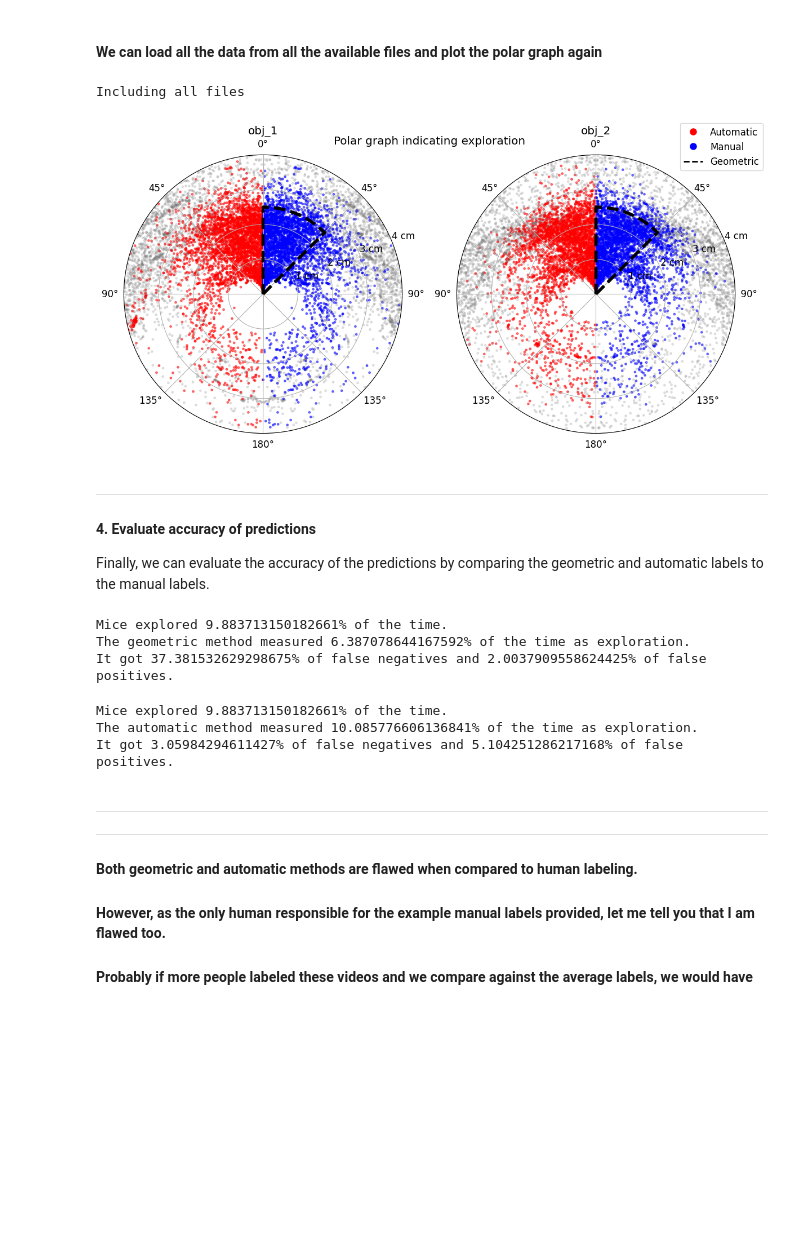
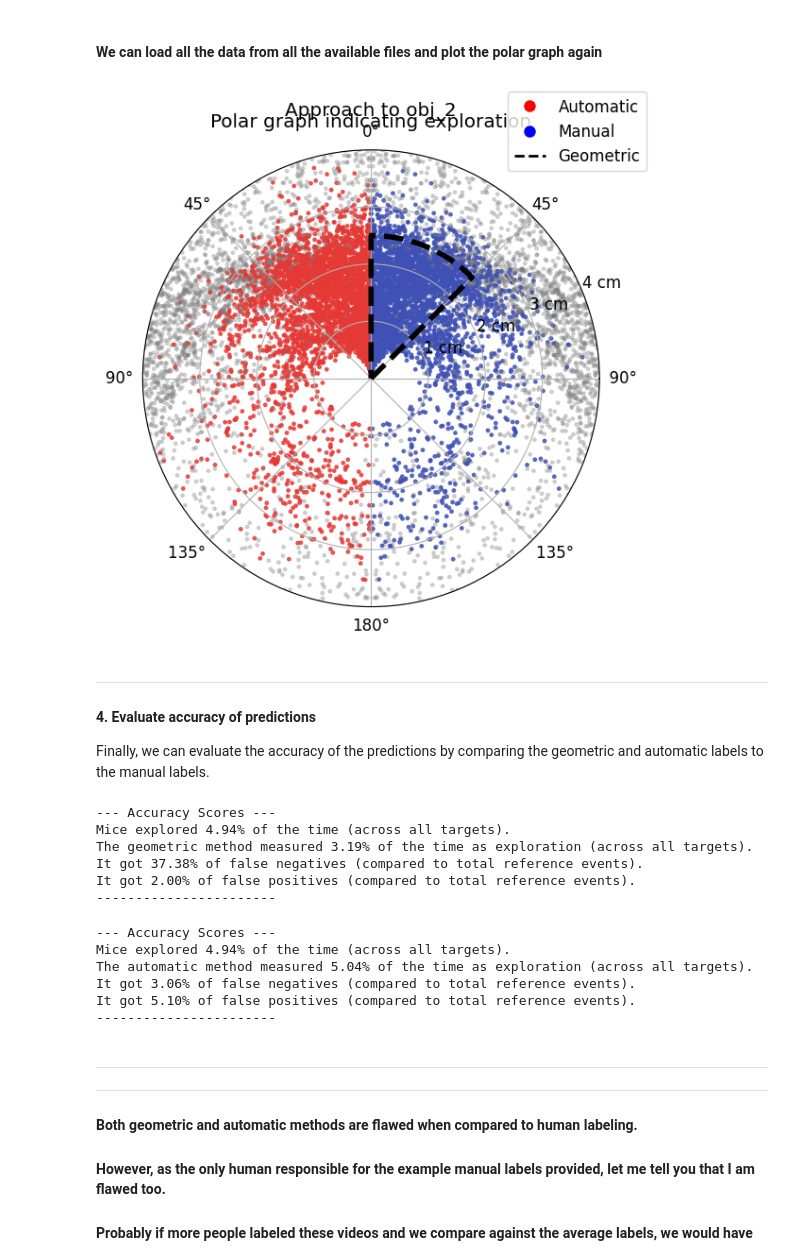
Before and after one commit to sdhers/RAINSTORM, a Jupyter notebook: 3b-Automatic_analysis.ipynb, the cells around one changed output. Cells and saved outputs as stored; diff of their text form; code cells hidden in the pictures; blank space fills up the shorter version.

```diff
--- a/3b-Automatic_analysis.ipynb
+++ b/3b-Automatic_analysis.ipynb
@@ -96,31 +93,36 @@ Choosing file NOR_TS_01_positions.csv
 #### We can load all the data from all the available files and plot the polar graph again
 # %%
 # This time we set 'include_all' to True
-all_positions, all_manual_labels, all_geolabels, all_autolabels = rst.compare_labels(folder_path, include_all=True)
+all_positions, all_manual_labels, all_geolabels, all_autolabels = rst.prepare_label_comparison(params, include_all=True)
 
 # This time it might take a few seconds
-rst.polar_graph(params, all_positions, all_autolabels, all_manual_labels)
+rst.polar_graph(params, all_positions, all_autolabels, all_manual_labels, target_name='obj_2')
 # %% [output]
-Including all files
-[figure, old version]
+[figure, new version]
 # %% [markdown]
 ---
 #### 4. Evaluate accuracy of predictions
 Finally, we can evaluate the accuracy of the predictions by comparing the geometric and automatic labels to the manual labels.
 # %%
 # For geolabels
-rst.accuracy_scores(all_manual_labels, all_geolabels, "geometric")
+rst.accuracy_scores(all_manual_labels, all_geolabels, targets=['obj_1','obj_2'], method_name="geometric")
 # %% [output]
-Mice explored 9.883713150182661% of the time.
-The geometric method measured 6.387078644167592% of the time as exploration.
-It got 37.381532629298675% of false negatives and 2.0037909558624425% of false positives.
+--- Accuracy Scores ---
+Mice explored 4.94% of the time (across all targets).
+The geometric method measured 3.19% of the time as exploration (across all targets).
+It got 37.38% of false negatives (compared to total reference events).
+It got 2.00% of false positives (compared to total reference events).
+-----------------------
 # %%
 # For autolabels
-rst.accuracy_scores(all_manual_labels, all_autolabels, "automatic")
+rst.accuracy_scores(all_manual_labels, all_autolabels, targets=['obj_1','obj_2'], method_name="automatic")
 # %% [output]
-Mice explored 9.883713150182661% of the time.
-The automatic method measured 10.085776606136841% of the time as exploration.
-It got 3.05984294611427% of false negatives and 5.104251286217168% of false positives.
+--- Accuracy Scores ---
+Mice explored 4.94% of the time (across all targets).
+The automatic method measured 5.04% of the time as exploration (across all targets).
+It got 3.06% of false negatives (compared to total reference events).
+It got 5.10% of false positives (compared to total reference events).
+-----------------------
 # %% [markdown]
 ---
 ---
```
Also changed, not shown: parts of 4 cells of this notebook, 14 other files.
